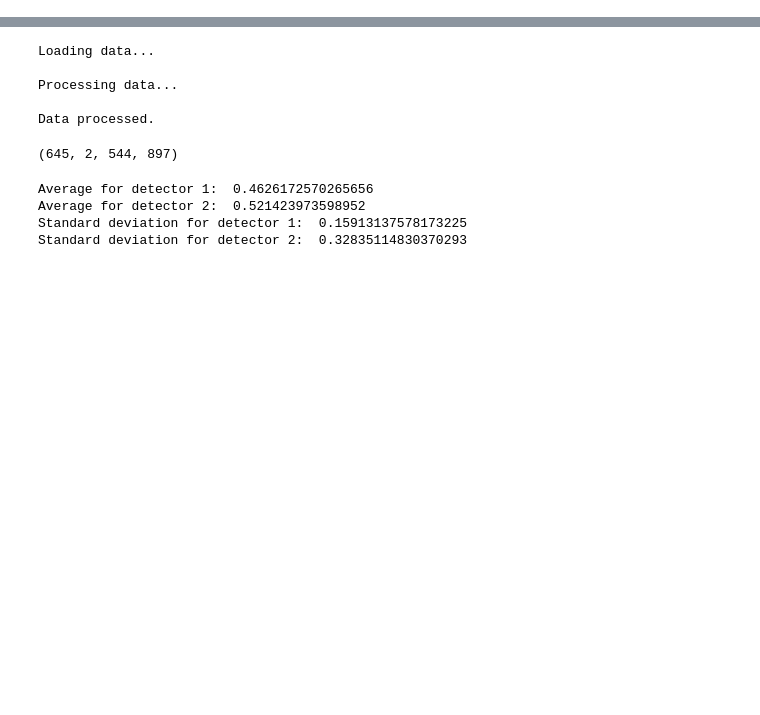
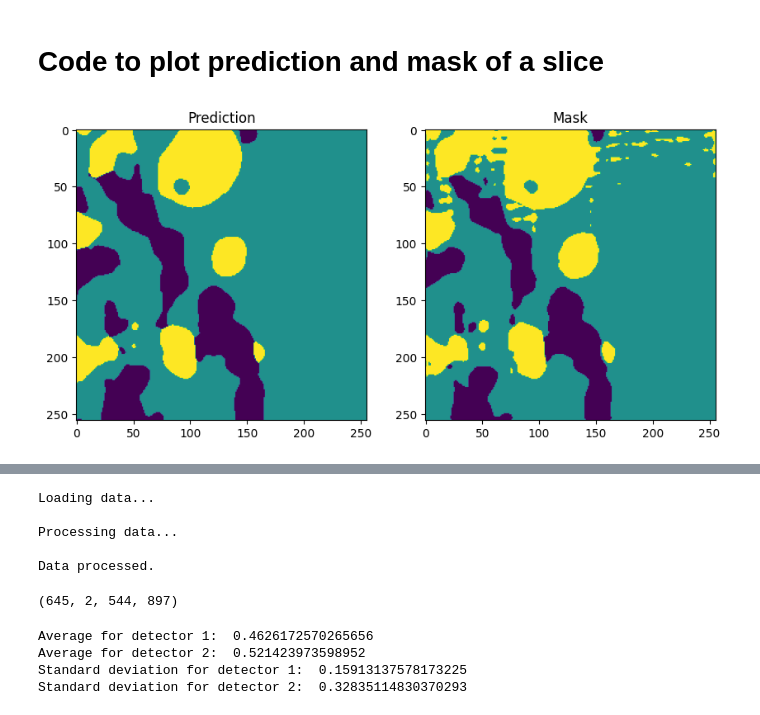
Before and after one commit to RasmusTorp/Segmentation-of-focused-ion-beam-tomography-image-data-, a Jupyter notebook: experimentation.ipynb, the cells around one changed output, grey strips where cells are left out. Saved outputs shown, nothing was run; the diff lists cells and outputs as text; code cells hidden in the pictures; blank space fills up the shorter version.

```diff
--- a/experimentation.ipynb
+++ b/experimentation.ipynb
@@ -8,0 +39,4 @@ from dataLoad import data_load_numpy, data_load_tensors, get_dataloaders
+# %%
+model.load_model("best_model.pth")
+# %%
+X, y = data_load_tensors(square_size=SQUARE_SIZE)
@@ -8,0 +52,29 @@ from dataLoad import data_load_numpy, data_load_tensors, get_dataloaders
+# %% [markdown]
+# Code to plot prediction and mask of a slice
+# %%
+
+n_slice = 3500
+x, y = X[n_slice].unsqueeze(0), y[n_slice].unsqueeze(0)
+x, y = x.to(model.device), y.to(model.device)
+y_pred = model.to_segmentation(x)
+fig, axs = plt.subplots(1, 2, figsize=(10, 5))  # Create a figure and a 1x2 subplot grid
+
+# Plot the first image
+y_pred_plot1 = y.squeeze(0).cpu().numpy()
+axs[0].imshow(y_pred_plot1)
+axs[0].set_title('Prediction')
+
+# Plot the second image
+y_pred_plot2 = y_pred.squeeze(0).cpu().numpy()  # Replace this with your second image
+axs[1].imshow(y_pred_plot2)
+axs[1].set_title('Mask')
+
+plt.savefig(f"plots/predictionVsMask_slice{n_slice}.png")
+plt.show()
+
+
+# y_pred_plot = y_pred.squeeze(0).cpu().numpy()
+# plt.imshow(y_pred_plot)
+# plt.show()
+# %% [output]
+[figure, added]
```
Also changed, not shown: parts of 6 cells of this notebook, 4 other files.
